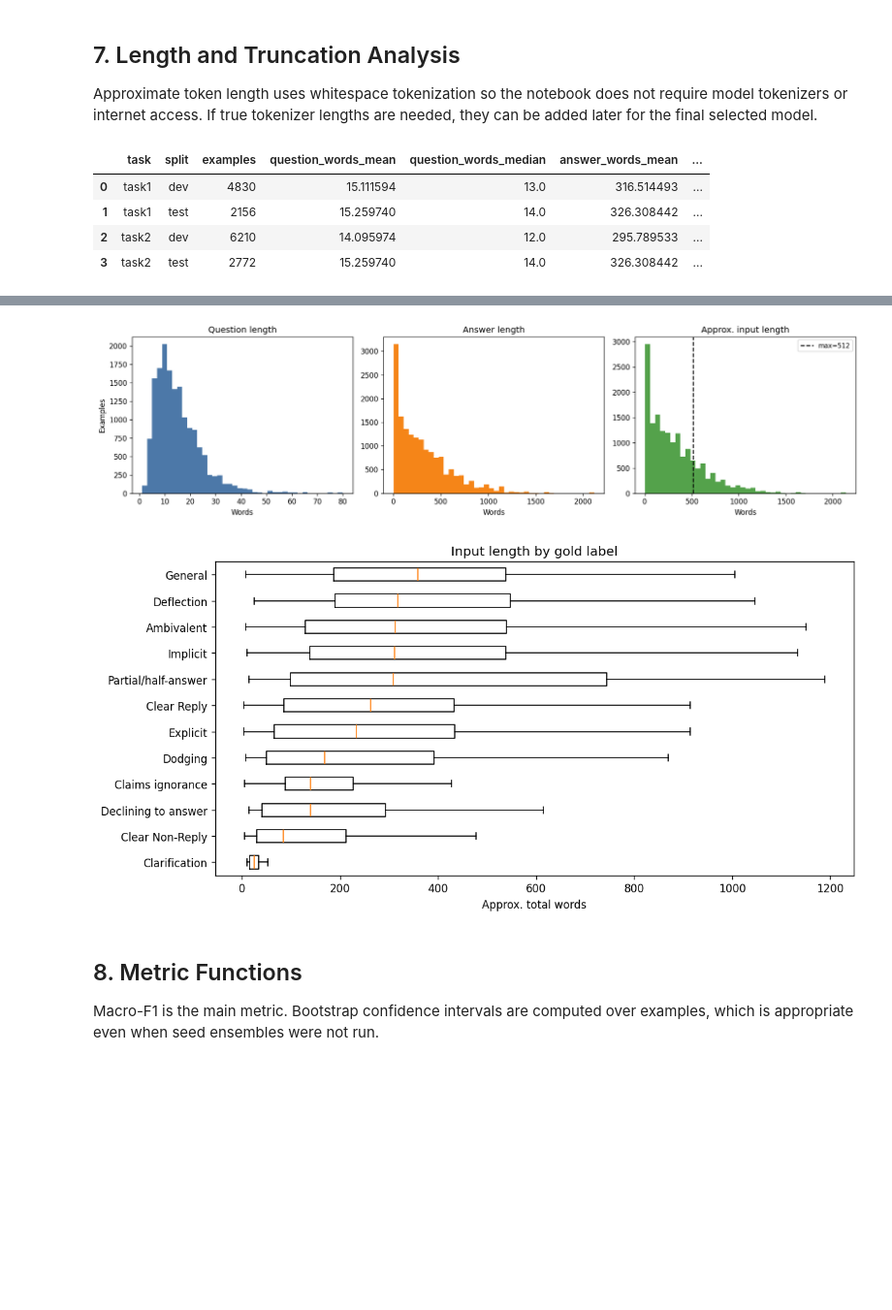
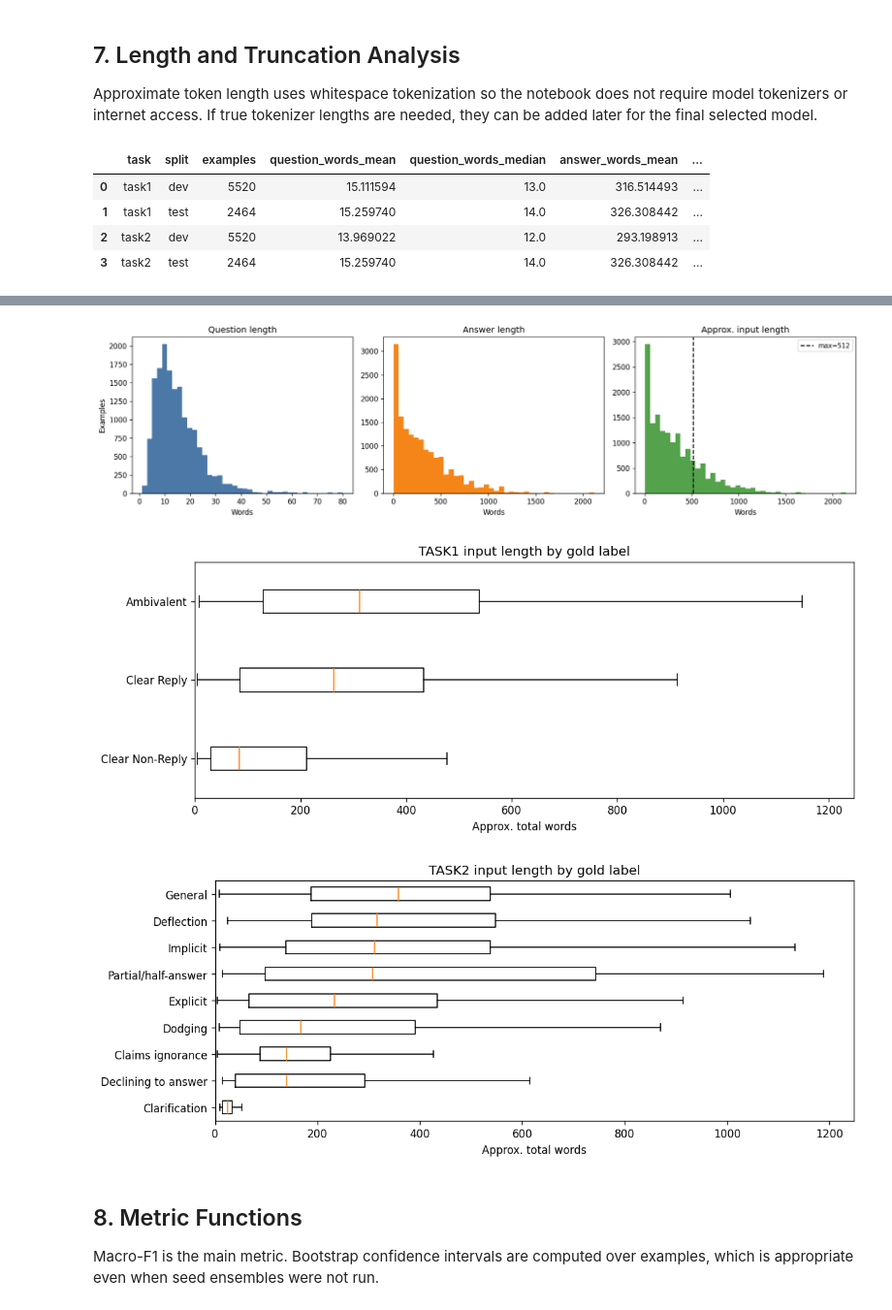
Before and after one commit to zhaoqyu/Project-MMD2, a Jupyter notebook: notebooks/analysis_clarity_results.ipynb, the cells around one changed output, grey strips where cells are left out. Shown at 97% size. Drawn from its saved outputs; the diff is of its cells as text; code cells hidden in the pictures; blank space fills up the shorter version.

```diff
--- a/notebooks/analysis_clarity_results.ipynb
+++ b/notebooks/analysis_clarity_results.ipynb
@@ -705,18 +803,44 @@ else:
     save_figure("length_distributions")
 
     if "gold" in analysis_examples and analysis_examples["gold"].notna().any():
-        plot_data = analysis_examples.dropna(subset=["gold"]).copy()
-        labels = plot_data.groupby("gold")["total_words"].median().sort_values().index.tolist()
-        data = [plot_data.loc[plot_data["gold"] == label, "total_words"].values for label in labels]
-        plt.figure(figsize=(10, 5))
-        plt.boxplot(data, labels=labels, vert=False, showfliers=False)
-        plt.xlabel("Approx. total words")
-        plt.title("Input length by gold label")
-        save_figure("input_length_by_label")
+        max_total_words = analysis_examples.loc[
+            analysis_examples["gold"].notna(),
+            "total_words",
+        ].quantile(0.99)
+
+        for task in ["task1", "task2"]:
+            plot_data = analysis_examples[
+                (analysis_examples["task"] == task)
+                & analysis_examples["gold"].notna()
+            ].copy()
+
+            if plot_data.empty:
+                warn(f"Input length by gold label skipped for {task}: no labeled examples.")
+                continue
+
+            labels = (
+                plot_data.groupby("gold")["total_words"]
+                .median()
+                .sort_values()
+                .index
+                .tolist()
+            )
+
+            data = [
+                plot_data.loc[plot_data["gold"] == label, "total_words"].values
+                for label in labels
+            ]
+
+            plt.figure(figsize=(10, max(4, 0.45 * len(labels))))
+            plt.boxplot(data, labels=labels, vert=False, showfliers=False)
+            plt.xlim(0, max_total_words)
+            plt.xlabel("Approx. total words")
+            plt.title(f"{task.upper()} input length by gold label")
+            save_figure(f"input_length_by_label_{task}")
 # %% [output]
 |  | task | split | examples | question_words_mean | question_words_median | answer_words_mean | ... |
-| 0 | task1 | dev | 4830 | 15.111594 | 13.0 | 316.514493 | ... |
-| 1 | task1 | test | 2156 | 15.259740 | 14.0 | 326.308442 | ... |
-| 2 | task2 | dev | 6210 | 14.095974 | 12.0 | 295.789533 | ... |
-| 3 | task2 | test | 2772 | 15.259740 | 14.0 | 326.308442 | ... |
+| 0 | task1 | dev | 5520 | 15.111594 | 13.0 | 316.514493 | ... |
+| 1 | task1 | test | 2464 | 15.259740 | 14.0 | 326.308442 | ... |
+| 2 | task2 | dev | 5520 | 13.969022 | 12.0 | 293.198913 | ... |
+| 3 | task2 | test | 2464 | 15.259740 | 14.0 | 326.308442 | ... |
 |  | task | gold | examples | total_words_mean | likely_truncated_rate | accuracy |
@@ -739,5 +860,6 @@ else:
 [figure]
-[figure, old version]
+[figure, new version]
+[figure, added]
 # %% [markdown]
 ## 8. Metric Functions
 
```
Also changed, not shown: parts of 18 cells of this notebook, 55 other files.
